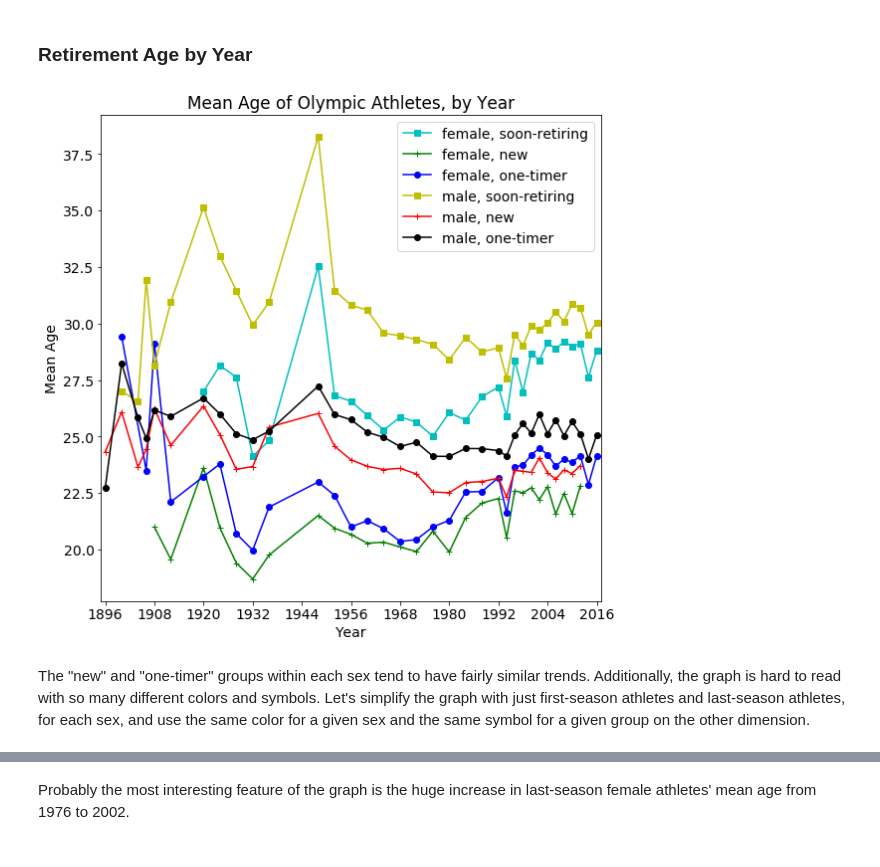
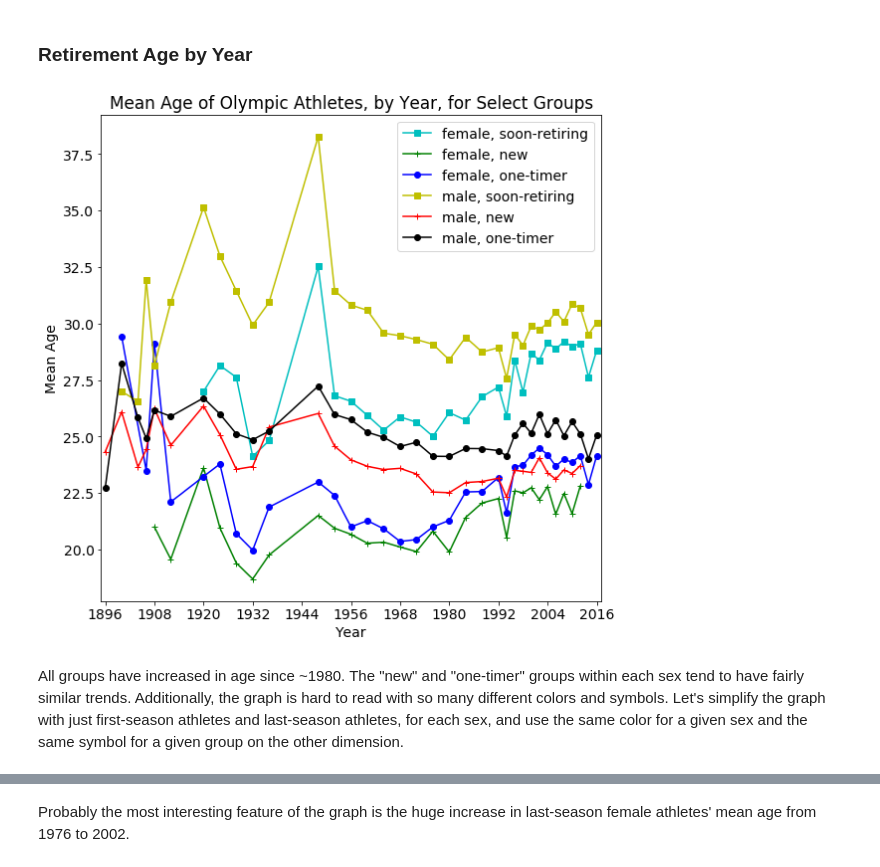
Before and after one commit to davidkobilnyk/OlympicAgeTrends, a Jupyter notebook: olympic_age_trends/exploratory.ipynb, the cells around one changed output, grey strips where cells are left out. Drawn from its saved outputs; the diff is of its cells as text; code cells hidden in the pictures.

```diff
--- a/olympic_age_trends/exploratory.ipynb
+++ b/olympic_age_trends/exploratory.ipynb
@@ -910,10 +917,8 @@ Now, note that `Sex`, `Age`, `Country`, `Year`, and `Season` values get repeated
 
 # Clean.
 df_athletes_tidy = (
-    df_athlete_events_merged[['AthleteID', 'Sex']]
-    .reset_index(drop=True)
+    df_athlete_events_merged[['AthleteID', 'Sex']].drop_duplicates()
 )
-df_athletes_tidy.drop_duplicates(inplace=True)
 df_athletes_tidy.set_index('AthleteID', inplace=True)
 
 # Test.
@@ -955,7 +960,7 @@ Since `Age`, `Country`, `Year`, and `Season` are unique to each Athlete/Season c
 # Clean.
 df_season_athletes_tidy = df_athlete_events_tidy[
     ['AthleteID', 'Age', 'Country', 'Year', 'Season']
-].drop_duplicates().reset_index(drop=True)
+].drop_duplicates()
 df_season_athletes_tidy.index.name = 'SeasonAthleteID'
 df_season_athletes_tidy.index = df_season_athletes_tidy.index.astype(str)
 
@@ -1592 +1567,3 @@ There was extreme marginalization of women in the early days of the Olympics; ho
+# %%
+df_explore['HasPrevExp'] = df_explore.NPreviousSeasons > 0
 # %%
@@ -2610,37 +2596,40 @@ new = (df_explore.NPreviousSeasons == 0)
 
 df_female_new = df_explore[female & multi_season & new]
 df_female_onetime = df_explore[female & ~multi_season & new]
 df_female_retiring = df_explore[female & last_season & multi_season]
 df_male_new = df_explore[male & multi_season & new]
 df_male_onetime = df_explore[male & ~multi_season & new]
 df_male_retiring = df_explore[male & last_season & multi_season]
 
 female_new_age_by_year = age_mean_by_year(df_female_new)
 female_onetime_age_by_year = age_mean_by_year(df_female_onetime)
 female_retiring_age_by_year = age_mean_by_year(df_female_retiring)
 male_new_age_by_year = age_mean_by_year(df_male_new)
 male_onetime_age_by_year = age_mean_by_year(df_male_onetime)
 male_retiring_age_by_year = age_mean_by_year(df_male_retiring)
 
 plt.figure(figsize=default_figsize)
 plt.plot(female_retiring_age_by_year, color='c',
          label='female, soon-retiring', marker='s');
 plt.plot(female_new_age_by_year, color='g', label='female, new', marker='+');
 plt.plot(female_onetime_age_by_year, color='b',
          label='female, one-timer', marker='o');
 plt.plot(male_retiring_age_by_year, color='y',
          label='male, soon-retiring', marker='s');
 plt.plot(male_new_age_by_year, color='r', label='male, new', marker='+');
 plt.plot(male_onetime_age_by_year, color='k',
          label='male, one-timer', marker='o');
 plt.legend()
 
-labels_title('Year', 'Mean Age', 'Mean Age of Olympic Athletes, by Year')
+labels_title(
+    'Year', 'Mean Age',
+    'Mean Age of Olympic Athletes, by Year, for Select Groups'
+)
 use_default_year_settings_for_x_axis()
 # %% [output]
-[figure, old version]
+[figure, new version]
 # %% [markdown]
-The "new" and "one-timer" groups within each sex tend to have fairly similar trends. Additionally, the graph is hard to read with so many different colors and symbols. Let's simplify the graph with just first-season athletes and last-season athletes, for each sex, and use the same color for a given sex and the same symbol for a given group on the other dimension.
+All groups have increased in age since ~1980. The "new" and "one-timer" groups within each sex tend to have fairly similar trends. Additionally, the graph is hard to read with so many different colors and symbols. Let's simplify the graph with just first-season athletes and last-season athletes, for each sex, and use the same color for a given sex and the same symbol for a given group on the other dimension.
 # %%
 df_female_first = df_explore[female & new]
 df_female_last = df_explore[female & last_season]
```
Also changed, not shown: parts of 76 cells of this notebook, 4 other files.
